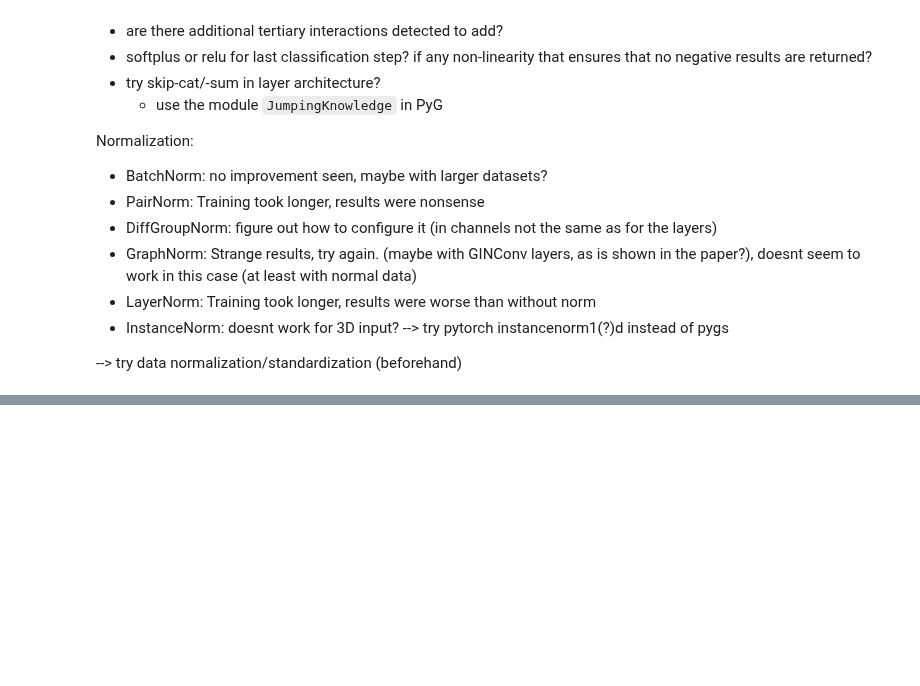
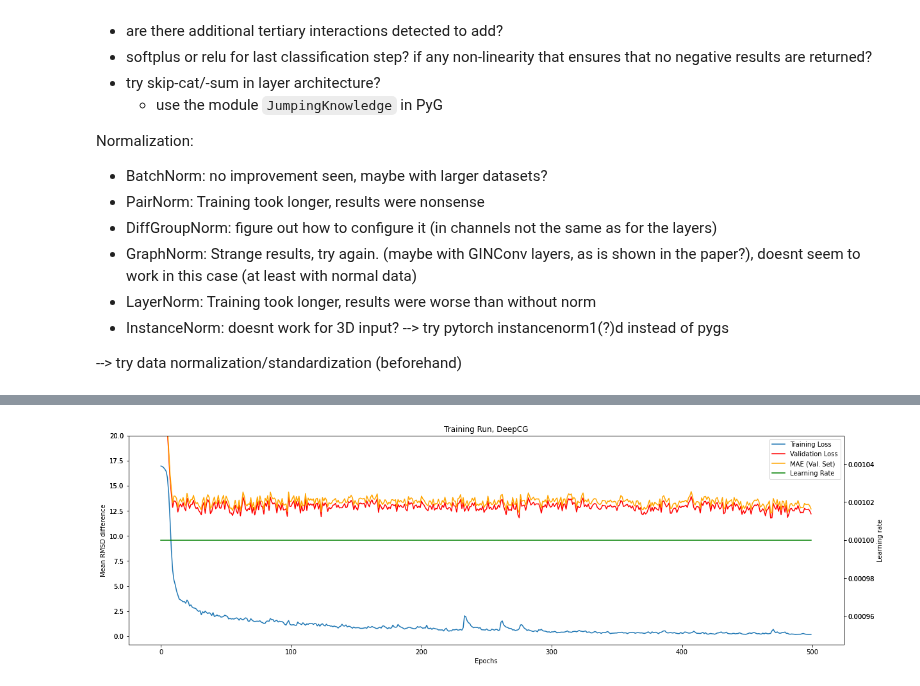
Before and after one commit to milang9/3d_classifier, a Jupyter notebook: notebooks/3d_classifier_PyG.ipynb, the cells around one changed output, grey strips where cells are left out. Cells and saved outputs as stored; diff of their text form; code cells hidden in the pictures; blank space fills up the shorter version.

```diff
--- a/notebooks/3d_classifier_PyG.ipynb
+++ b/notebooks/3d_classifier_PyG.ipynb
@@ -99,11 +99,11 @@ training(
     device=device,
     b_size=64,
     lr=1e-3,
-    epochs=100,
-    sched_T0=50,
+    epochs=500,
+    sched_T0=0,
     vectorize=vectorize,
     k=k,
     #num_workers=0,
     #resume="../run_data/2022-07-04_10-2_MinCutCG/model_data/epoch_1999.pth",
-    burn_in=50)
+    burn_in=0)
 # %% [output]
@@ -114,3 +135,4 @@ RuntimeError: index 66 is out of bounds for dimension 0 with size 64
+[figure, added]
 # %%
 #get training run data
 
```
Also changed, not shown: parts of 5 cells of this notebook, 2 other files.
